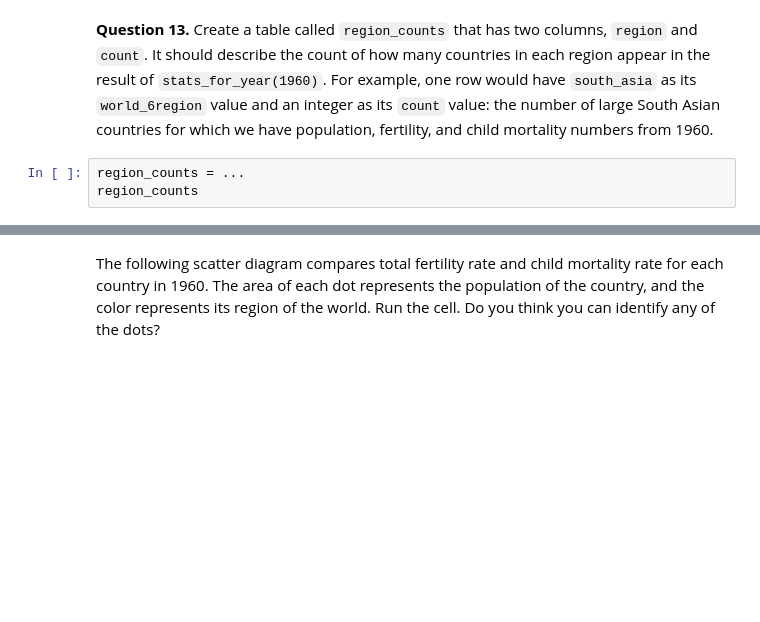
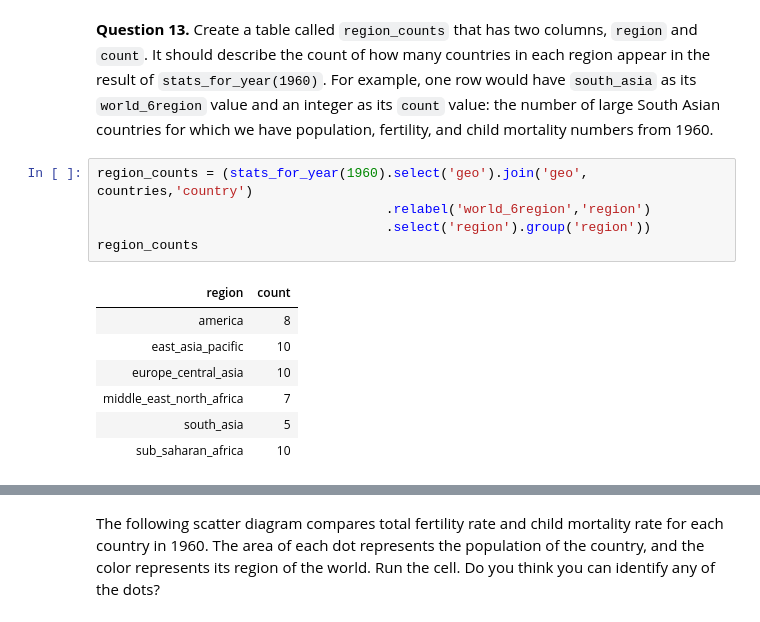
Before and after one commit to ferpart/data_science, a Jupyter notebook: projects/project1/project1.ipynb, the cells around one changed output, grey strips where cells are left out. Saved outputs shown, nothing was run; the diff lists cells and outputs as text; blank space fills up the shorter version.

```diff
--- a/projects/project1/project1.ipynb
+++ b/projects/project1/project1.ipynb
@@ -325,7 +414,17 @@ countries.select('country', 'name', 'world_6region')
 # %% [markdown]
 **Question 13.** Create a table called `region_counts` that has two columns, `region` and `count`. It should describe the count of how many countries in each region appear in the result of `stats_for_year(1960)`. For example, one row would have `south_asia` as its `world_6region` value and an integer as its `count` value: the number of large South Asian countries for which we have population, fertility, and child mortality numbers from 1960.
-# %%
-region_counts = ...
-region_counts
+# %%
+region_counts = (stats_for_year(1960).select('geo').join('geo', countries,'country')
+                                     .relabel('world_6region','region')
+                                     .select('region').group('region'))
+region_counts
+# %% [output]
+| region | count |
+| america | 8 |
+| east_asia_pacific | 10 |
+| europe_central_asia | 10 |
+| middle_east_north_africa | 7 |
+| south_asia | 5 |
+| sub_saharan_africa | 10 |
 # %%
 _ = ok.grade('q1_13')
```
Also changed, not shown: parts of 16 cells of this notebook.
